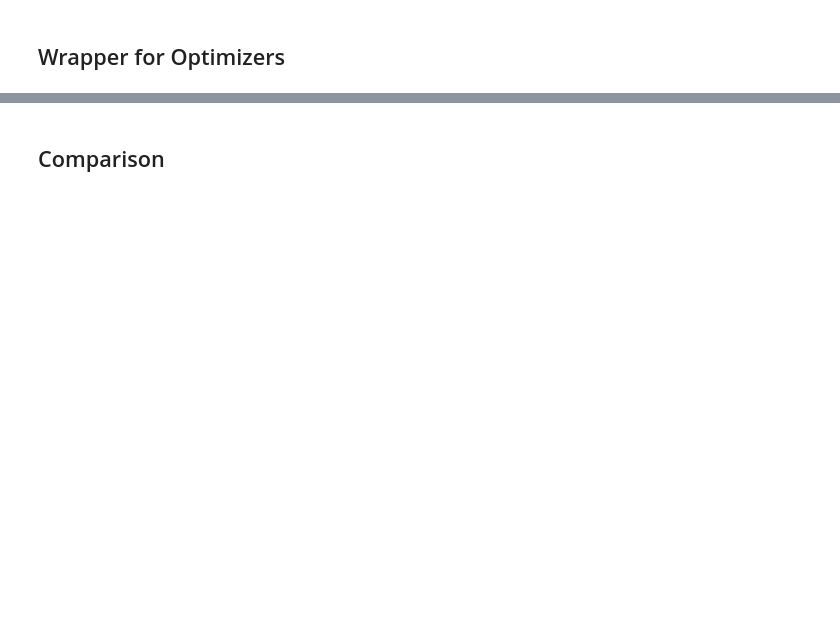
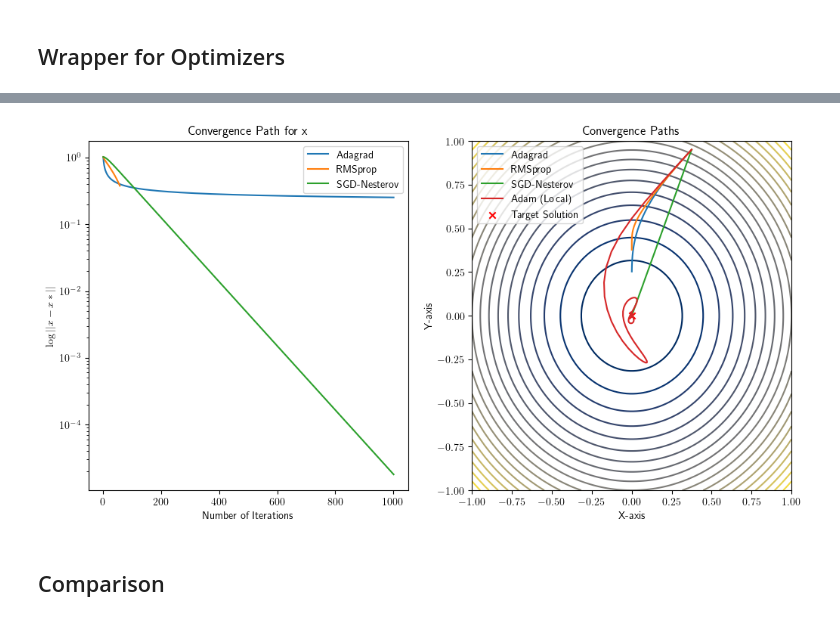
Before and after one commit to JulesBrable/AdvancedML, a Jupyter notebook: notebooks/algorithms.ipynb, the cells around one changed output, grey strips where cells are left out. Cells and saved outputs as stored; diff of their text form; code cells hidden in the pictures; blank space fills up the shorter version.

```diff
--- a/notebooks/algorithms.ipynb
+++ b/notebooks/algorithms.ipynb
@@ -209,2 +216,14 @@ plot_multiple_convergence_paths(solutions_dict, quadratic_good, target_solution,
+# %%
+# Define the target solution for comparison
+solutions_dict = solutions
+target_solution = torch.tensor([0, 0], dtype=torch.float32)
+
+# Plot convergence paths for different algorithms within a box
+box_scale = 1
+plot_multiple_convergence_paths(
+    solutions_dict, quadratic_good, target_solution, box_scale=box_scale
+)
+# %% [output]
+[figure, added]
 # %% [markdown]
 ## Comparison
```
Also changed, not shown: parts of 30 cells of this notebook, 2 other files.
